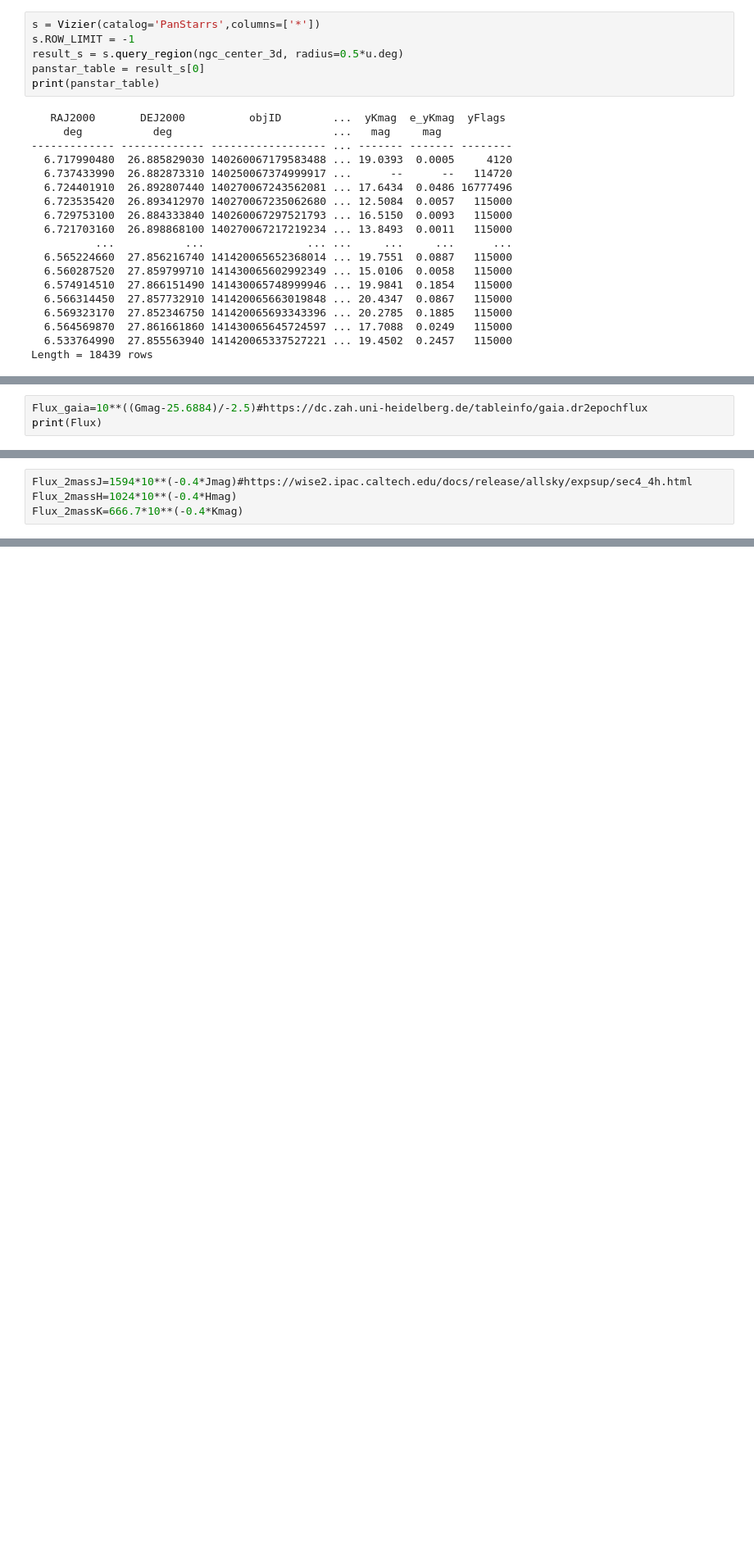
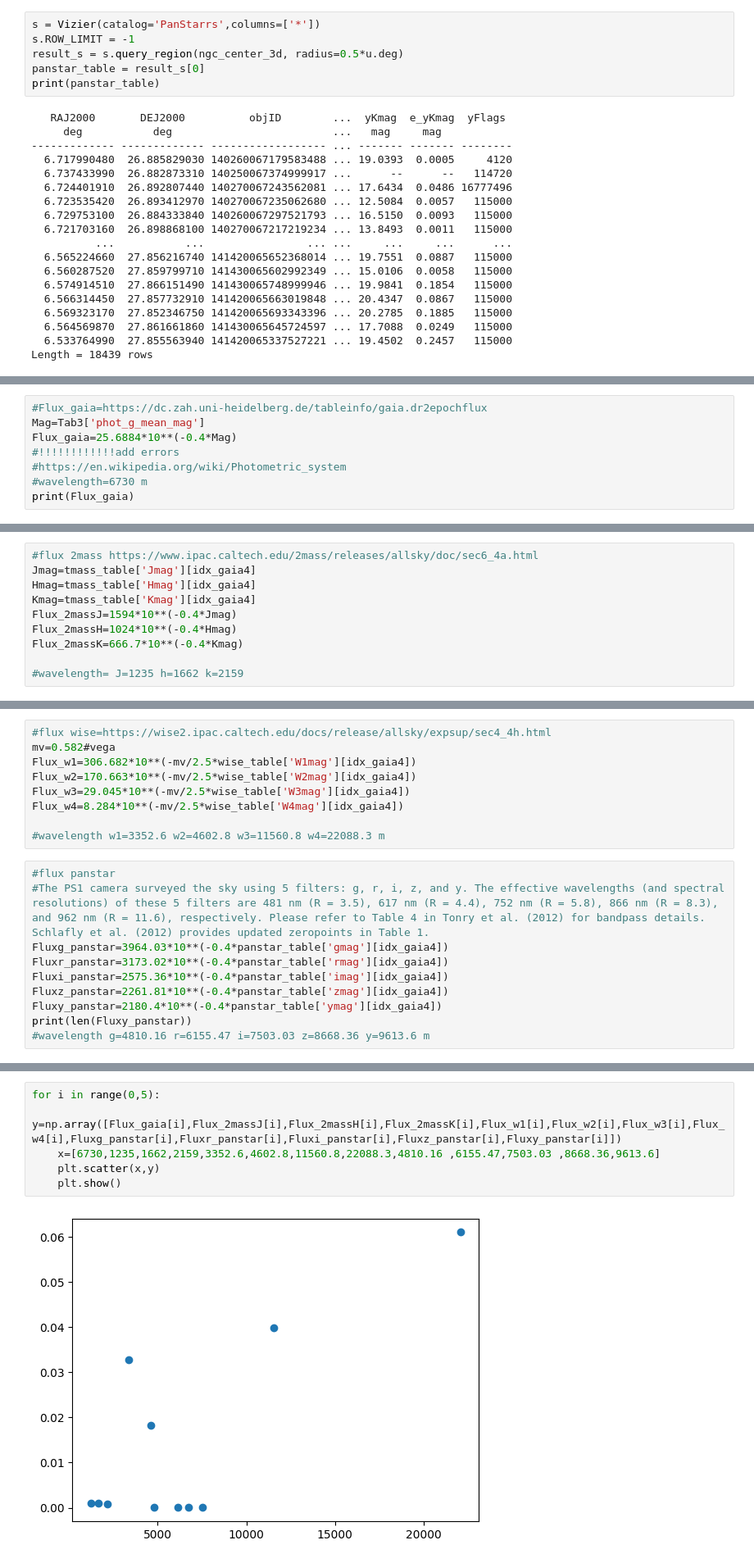
Before and after one commit to AstroTaffer/MEN-681301-OAM, a Jupyter notebook: Farafontova.ipynb, the cells around one changed output, grey strips where cells are left out. Shown at 82% size. Saved outputs shown, nothing was run; the diff lists cells and outputs as text; blank space fills up the shorter version.

```diff
--- a/Farafontova.ipynb
+++ b/Farafontova.ipynb
@@ -221,4 +185,9 @@ Length = 4964 rows
 # %%
-Flux_gaia=10**((Gmag-25.6884)/-2.5)#https://dc.zah.uni-heidelberg.de/tableinfo/gaia.dr2epochflux
-print(Flux)
+#Flux_gaia=https://dc.zah.uni-heidelberg.de/tableinfo/gaia.dr2epochflux
+Mag=Tab3['phot_g_mean_mag']
+Flux_gaia=25.6884*10**(-0.4*Mag)
+#!!!!!!!!!!!!add errors
+#https://en.wikipedia.org/wiki/Photometric_system
+#wavelength=6730 m
+print(Flux_gaia)
 # %% [output]
@@ -227,4 +196,10 @@ print(Flux)
 # %%
-Flux_2massJ=1594*10**(-0.4*Jmag)#https://wise2.ipac.caltech.edu/docs/release/allsky/expsup/sec4_4h.html
+#flux 2mass https://www.ipac.caltech.edu/2mass/releases/allsky/doc/sec6_4a.html
+Jmag=tmass_table['Jmag'][idx_gaia4]
+Hmag=tmass_table['Hmag'][idx_gaia4]
+Kmag=tmass_table['Kmag'][idx_gaia4]
+Flux_2massJ=1594*10**(-0.4*Jmag)
 Flux_2massH=1024*10**(-0.4*Hmag)
 Flux_2massK=666.7*10**(-0.4*Kmag)
+
+#wavelength= J=1235 h=1662 k=2159
@@ -234,0 +206,19 @@ print(Flux_2massJ)
+# %%
+#flux wise=https://wise2.ipac.caltech.edu/docs/release/allsky/expsup/sec4_4h.html
+mv=0.582#vega
+Flux_w1=306.682*10**(-mv/2.5*wise_table['W1mag'][idx_gaia4])
+Flux_w2=170.663*10**(-mv/2.5*wise_table['W2mag'][idx_gaia4])
+Flux_w3=29.045*10**(-mv/2.5*wise_table['W3mag'][idx_gaia4])
+Flux_w4=8.284*10**(-mv/2.5*wise_table['W4mag'][idx_gaia4])
+
+#wavelength w1=3352.6 w2=4602.8 w3=11560.8 w4=22088.3 m
+# %%
+#flux panstar
+#The PS1 camera surveyed the sky using 5 filters: g, r, i, z, and y. The effective wavelengths (and spectral resolutions) of these 5 filters are 481 nm (R = 3.5), 617 nm (R = 4.4), 752 nm (R = 5.8), 866 nm (R = 8.3), and 962 nm (R = 11.6), respectively. Please refer to Table 4 in Tonry et al. (2012) for bandpass details. Schlafly et al. (2012) provides updated zeropoints in Table 1.
+Fluxg_panstar=3964.03*10**(-0.4*panstar_table['gmag'][idx_gaia4])
+Fluxr_panstar=3173.02*10**(-0.4*panstar_table['rmag'][idx_gaia4])
+Fluxi_panstar=2575.36*10**(-0.4*panstar_table['imag'][idx_gaia4])
+Fluxz_panstar=2261.81*10**(-0.4*panstar_table['zmag'][idx_gaia4])
+Fluxy_panstar=2180.4*10**(-0.4*panstar_table['ymag'][idx_gaia4])
+print(len(Fluxy_panstar))
+#wavelength g=4810.16 r=6155.47 i=7503.03 z=8668.36 y=9613.6 m
@@ -234,0 +227,8 @@ print(Flux_2massJ)
+# %%
+for i in range(0,5):
+    y=np.array([Flux_gaia[i],Flux_2massJ[i],Flux_2massH[i],Flux_2massK[i],Flux_w1[i],Flux_w2[i],Flux_w3[i],Flux_w4[i],Fluxg_panstar[i],Fluxr_panstar[i],Fluxi_panstar[i],Fluxz_panstar[i],Fluxy_panstar[i]])
+    x=[6730,1235,1662,2159,3352.6,4602.8,11560.8,22088.3,4810.16 ,6155.47,7503.03 ,8668.36,9613.6]
+    plt.scatter(x,y)
+    plt.show()
+# %% [output]
+[figure, added]
```
Also changed, not shown: parts of 8 cells of this notebook.
